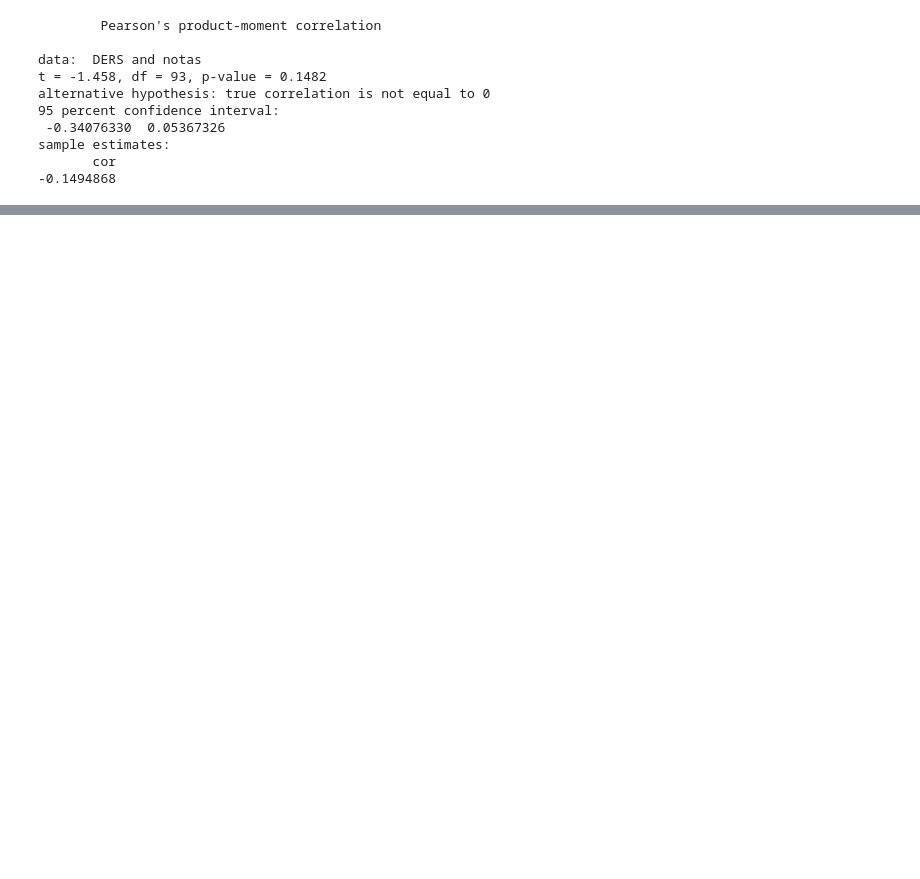
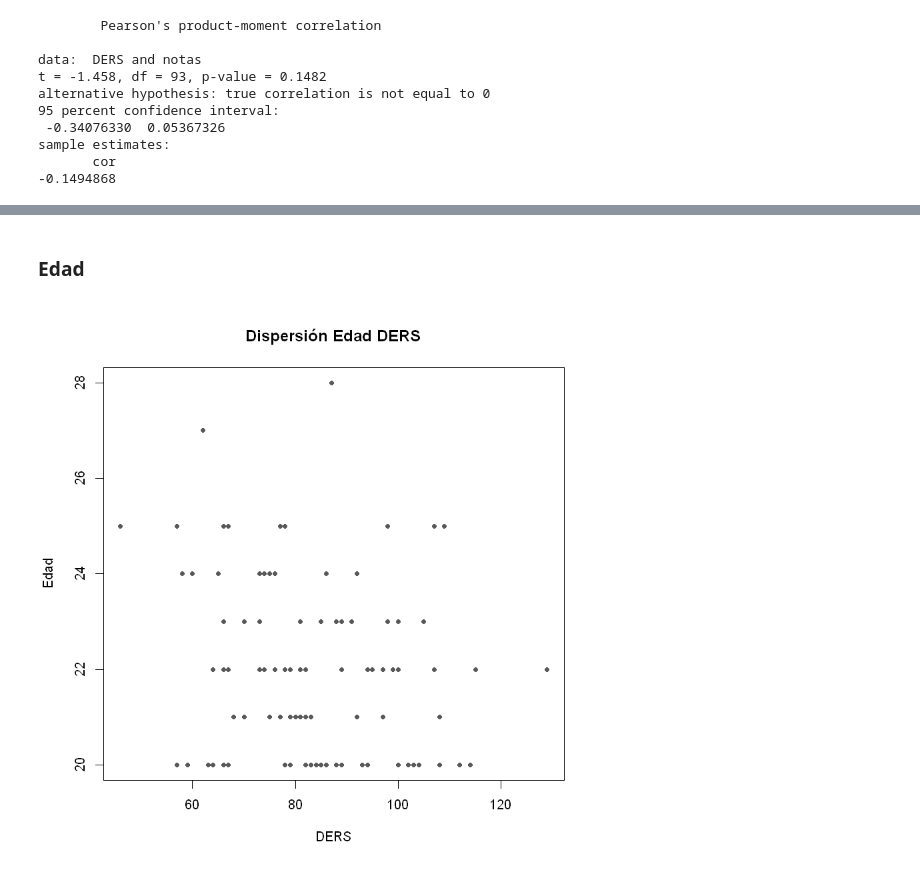
Before and after one commit to Yagwar/Proyectos, a Jupyter notebook: Analisis Mónica Montaño.ipynb, the cells around one changed output, grey strips where cells are left out. Drawn from its saved outputs; the diff is of its cells as text; code cells hidden in the pictures; blank space fills up the shorter version.

```diff
--- a/Analisis Mónica Montaño.ipynb
+++ b/Analisis Mónica Montaño.ipynb
@@ -60,0 +55,11 @@ lines(density(notas[datos$Sexo=="M"]), col="green")
+# %% [markdown]
+### Edad
+# %%
+plot(DERS, datos$edad,
+     pch=16,
+     col="gray35",
+     cex=0.75,
+     ylab="Edad",
+     main="Dispersión Edad DERS")
+# %% [output]
+[figure, added]
```
Also changed, not shown: parts of 26 cells of this notebook.
